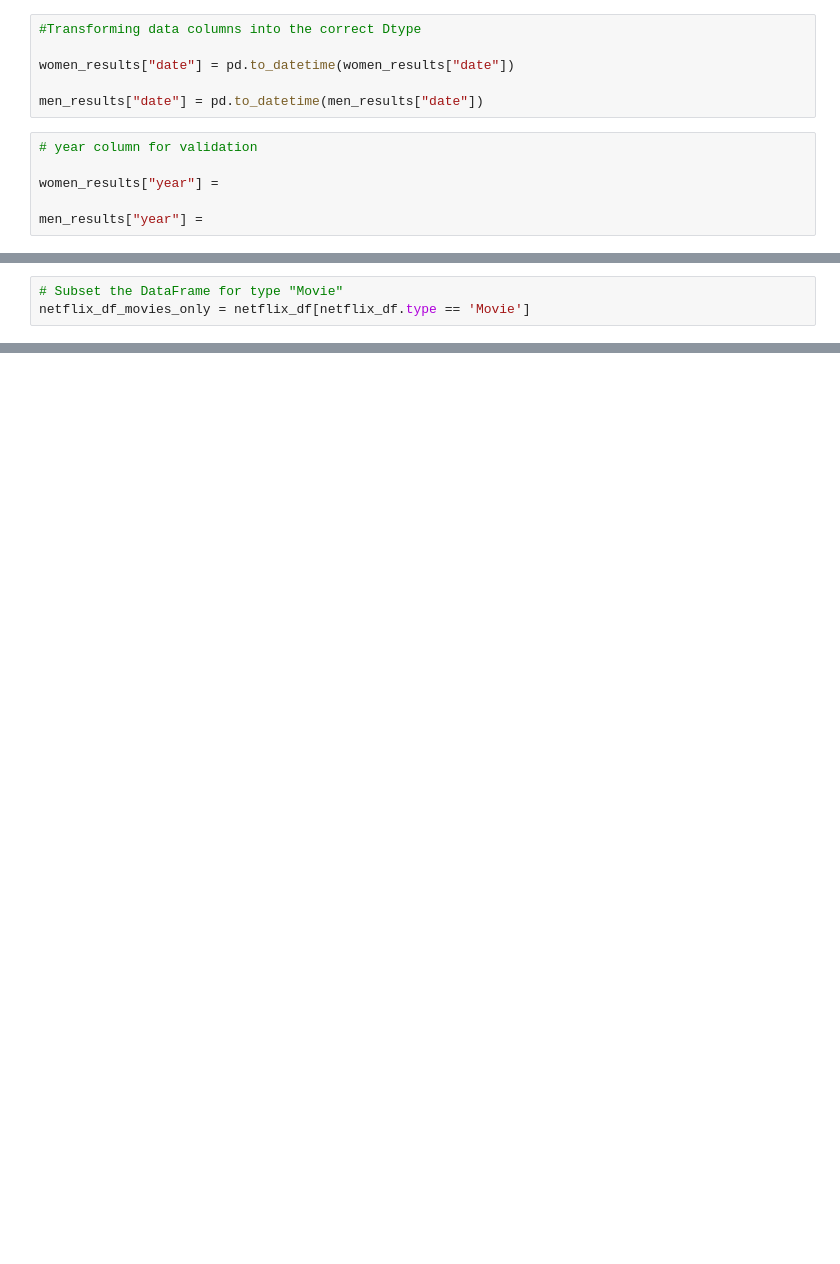
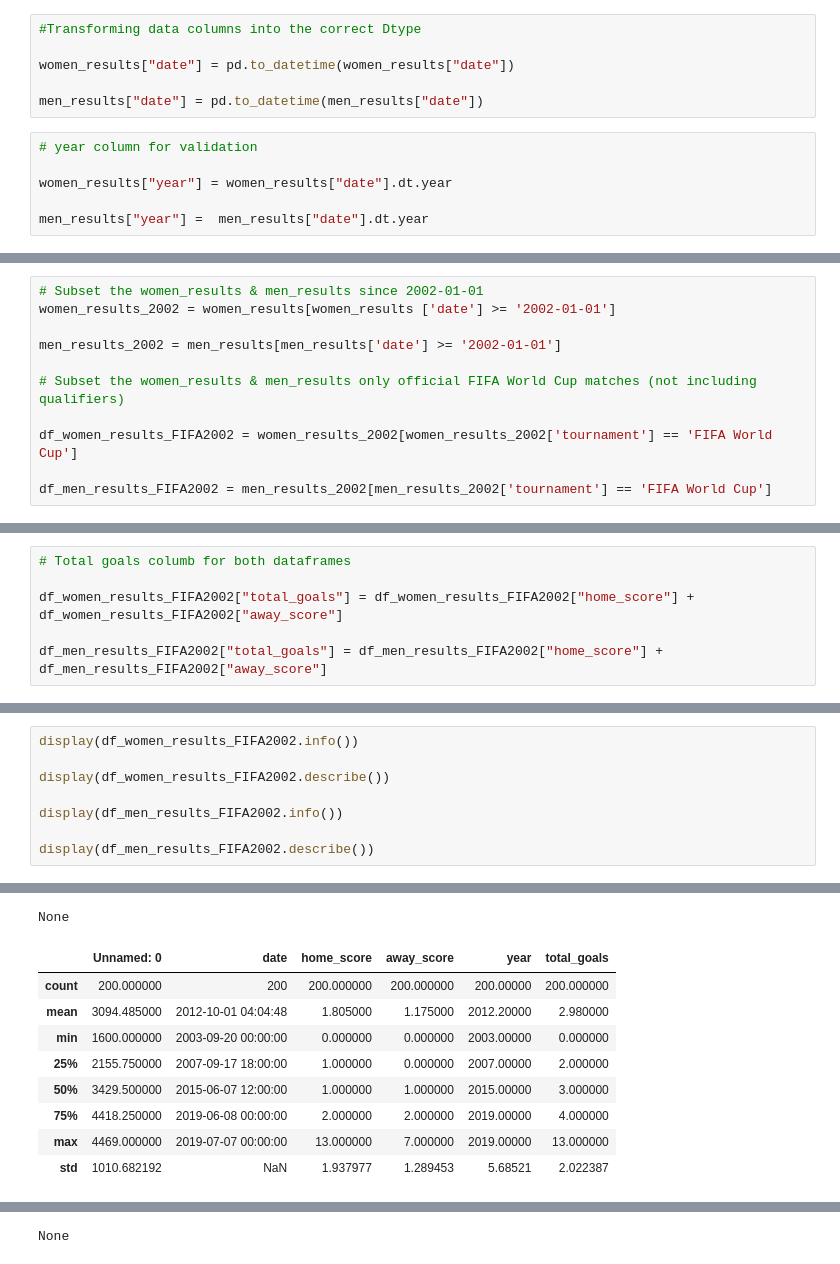
Before and after one commit to mcabas/DataCamp_Projects, a Jupyter notebook: DataCamp.Project_009_Hypothesis Testing with Men's and Women's Soccer Matches.ipynb, the cells around one changed output, grey strips where cells are left out. Drawn from its saved outputs; the diff is of its cells as text; blank space fills up the shorter version.

```diff
--- a/DataCamp.Project_009_Hypothesis Testing with Men's and Women's Soccer Matches.ipynb
+++ b/DataCamp.Project_009_Hypothesis Testing with Men's and Women's Soccer Matches.ipynb
@@ -130,6 +131,6 @@ men_results["date"] = pd.to_datetime(men_results["date"])
 # %%
 # year column for validation
 
-women_results["year"] =
+women_results["year"] = women_results["date"].dt.year
 
-men_results["year"] =
+men_results["year"] =  men_results["date"].dt.year
@@ -136,3 +219,11 @@ men_results["year"] =
 # %%
-# Subset the DataFrame for type "Movie"
-netflix_df_movies_only = netflix_df[netflix_df.type == 'Movie']
+# Subset the women_results & men_results since 2002-01-01
+women_results_2002 = women_results[women_results ['date'] >= '2002-01-01']
+
+men_results_2002 = men_results[men_results['date'] >= '2002-01-01']
+
+# Subset the women_results & men_results only official FIFA World Cup matches (not including qualifiers)
+
+df_women_results_FIFA2002 = women_results_2002[women_results_2002['tournament'] == 'FIFA World Cup']
+
+df_men_results_FIFA2002 = men_results_2002[men_results_2002['tournament'] == 'FIFA World Cup']
@@ -138,0 +261,6 @@ netflix_df_movies_only = netflix_df[netflix_df.type == 'Movie']
+# %%
+# Total goals columb for both dataframes
+
+df_women_results_FIFA2002["total_goals"] = df_women_results_FIFA2002["home_score"] + df_women_results_FIFA2002["away_score"]
+
+df_men_results_FIFA2002["total_goals"] = df_men_results_FIFA2002["home_score"] + df_men_results_FIFA2002["away_score"]
@@ -138,0 +278,9 @@ netflix_df_movies_only = netflix_df[netflix_df.type == 'Movie']
+# %%
+display(df_women_results_FIFA2002.info())
+
+display(df_women_results_FIFA2002.describe())
+
+display(df_men_results_FIFA2002.info())
+
+display(df_men_results_FIFA2002.describe())
+# %% [output]
@@ -138,0 +303,10 @@ netflix_df_movies_only = netflix_df[netflix_df.type == 'Movie']
+None
+|  | Unnamed: 0 | date | home_score | away_score | year | total_goals |
+| count | 200.000000 | 200 | 200.000000 | 200.000000 | 200.00000 | 200.000000 |
+| mean | 3094.485000 | 2012-10-01 04:04:48 | 1.805000 | 1.175000 | 2012.20000 | 2.980000 |
+| min | 1600.000000 | 2003-09-20 00:00:00 | 0.000000 | 0.000000 | 2003.00000 | 0.000000 |
+| 25% | 2155.750000 | 2007-09-17 18:00:00 | 1.000000 | 0.000000 | 2007.00000 | 2.000000 |
+| 50% | 3429.500000 | 2015-06-07 12:00:00 | 1.000000 | 1.000000 | 2015.00000 | 3.000000 |
+| 75% | 4418.250000 | 2019-06-08 00:00:00 | 2.000000 | 2.000000 | 2019.00000 | 4.000000 |
+| max | 4469.000000 | 2019-07-07 00:00:00 | 13.000000 | 7.000000 | 2019.00000 | 13.000000 |
+| std | 1010.682192 | NaN | 1.937977 | 1.289453 | 5.68521 | 2.022387 |
@@ -138,0 +329 @@ netflix_df_movies_only = netflix_df[netflix_df.type == 'Movie']
+None
```
Also changed, not shown: parts of 13 cells of this notebook.
